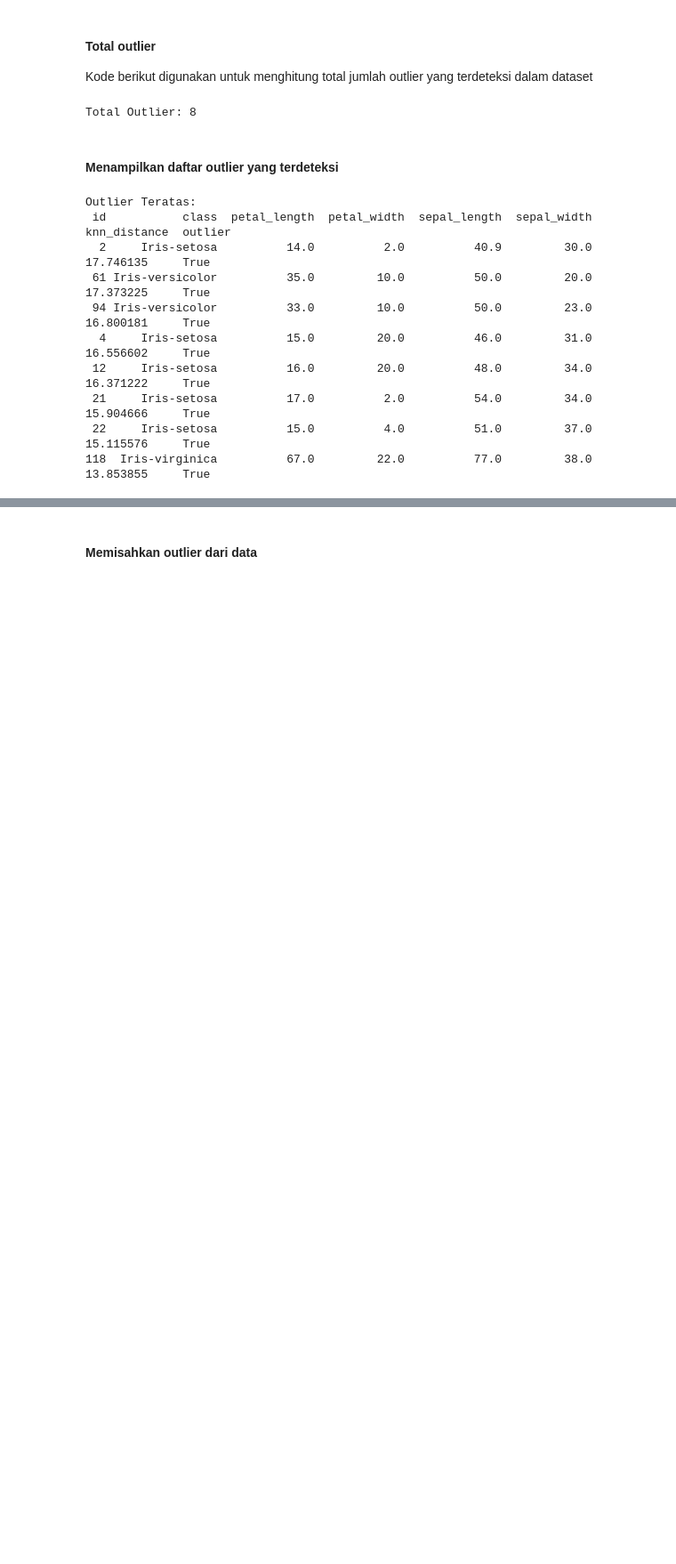
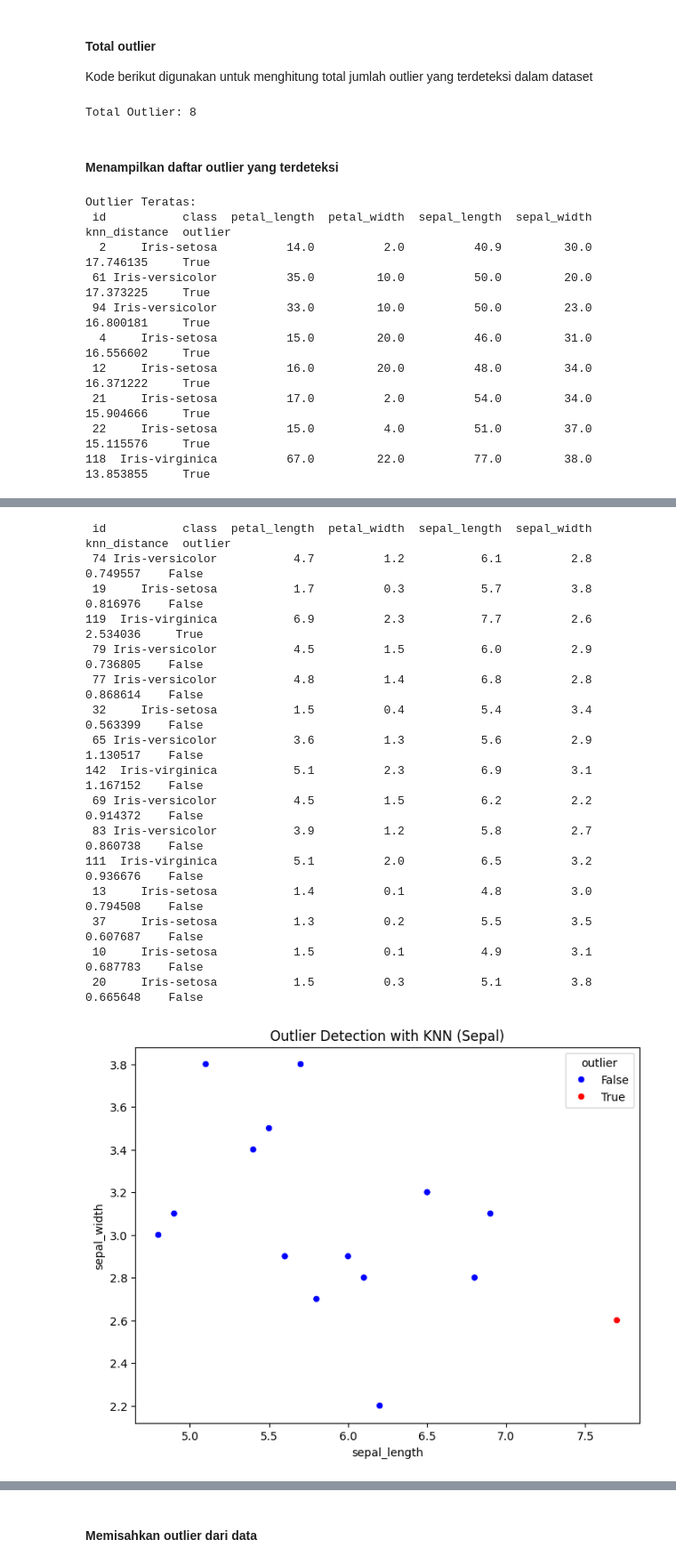
Before and after one commit to Malikzert/pendata, a Jupyter notebook: _sources/Tugas2.ipynb, the cells around one changed output, grey strips where cells are left out. Shown: that part at 89% size. Drawn from its saved outputs; the diff is of its cells as text; code cells hidden in the pictures; blank space fills up the shorter version.

```diff
--- a/_sources/Tugas2.ipynb
+++ b/_sources/Tugas2.ipynb
@@ -268,0 +243,70 @@ print(df_sorted.to_string(index=False))
+# %%
+import pandas as pd
+import numpy as np
+from sklearn.neighbors import NearestNeighbors
+import seaborn as sns
+import matplotlib.pyplot as plt
+
+# Ambil data dari kedua database
+df_postgresql = get_pg_data()
+df_mysql = get_mysql_data()
+
+# Gabungkan berdasarkan kolom 'id' dan 'Class'
+df_merged = pd.merge(df_mysql, df_postgresql, on=["id", "class"], how="inner")
+
+# Ambil 10% data secara acak
+df_sampled = df_merged.sample(frac=0.1, random_state=42)
+
+# Ambil data fitur numerik
+feature_columns = ["petal_length", "petal_width", "sepal_length", "sepal_width"]
+data_values = df_sampled[feature_columns].values
+
+# Gunakan KNN untuk mendeteksi outlier
+K = 5  # Jumlah tetangga terdekat
+nbrs = NearestNeighbors(n_neighbors=K+1, metric='euclidean').fit(data_values)
+distances, indices = nbrs.kneighbors(data_values)
+
+# Ambil rata-rata jarak ke K tetangga terdekat (tidak termasuk jarak ke dirinya sendiri)
+df_sampled["knn_distance"] = np.mean(distances[:, 1:], axis=1)
+
+# Tentukan threshold outlier berdasarkan persentil ke-95
+threshold = np.percentile(df_sampled["knn_distance"], 95)
+df_sampled["outlier"] = df_sampled["knn_distance"] > threshold
+
+# Cetak hasil data dengan outlier
+print(df_sampled.to_string(index=False))
+
+# Visualisasi scatter plot dengan warna berdasarkan outlier
+plt.figure(figsize=(8, 6))
+sns.scatterplot(
+    x=df_sampled["sepal_length"], y=df_sampled["sepal_width"],
+    hue=df_sampled["outlier"], palette={False: "blue", True: "red"}
+)
+plt.title("Outlier Detection with KNN (Sepal)")
+plt.show()
+
+plt.figure(figsize=(8, 6))
+sns.scatterplot(
+    x=df_sampled["petal_length"], y=df_sampled["petal_width"],
+    hue=df_sampled["outlier"], palette={False: "blue", True: "red"}
+)
+plt.title("Outlier Detection with KNN (Petal)")
+plt.show()
+# %% [output]
+ id           class  petal_length  petal_width  sepal_length  sepal_width  knn_distance  outlier
+ 74 Iris-versicolor           4.7          1.2           6.1          2.8      0.749557    False
+ 19     Iris-setosa           1.7          0.3           5.7          3.8      0.816976    False
+119  Iris-virginica           6.9          2.3           7.7          2.6      2.534036     True
+ 79 Iris-versicolor           4.5          1.5           6.0          2.9      0.736805    False
+ 77 Iris-versicolor           4.8          1.4           6.8          2.8      0.868614    False
+ 32     Iris-setosa           1.5          0.4           5.4          3.4      0.563399    False
+ 65 Iris-versicolor           3.6          1.3           5.6          2.9      1.130517    False
+142  Iris-virginica           5.1          2.3           6.9          3.1      1.167152    False
+ 69 Iris-versicolor           4.5          1.5           6.2          2.2      0.914372    False
+ 83 Iris-versicolor           3.9          1.2           5.8          2.7      0.860738    False
+111  Iris-virginica           5.1          2.0           6.5          3.2      0.936676    False
+ 13     Iris-setosa           1.4          0.1           4.8          3.0      0.794508    False
+ 37     Iris-setosa           1.3          0.2           5.5          3.5      0.607687    False
+ 10     Iris-setosa           1.5          0.1           4.9          3.1      0.687783    False
+ 20     Iris-setosa           1.5          0.3           5.1          3.8      0.665648    False
+[figure, added]
```
Also changed, not shown: parts of 9 cells of this notebook, 5 other files.
